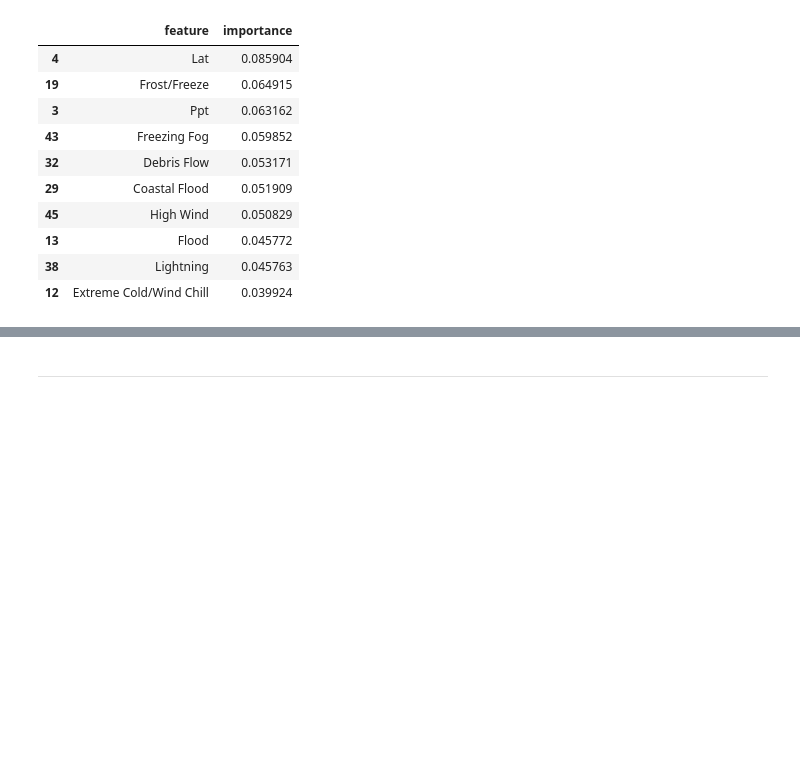
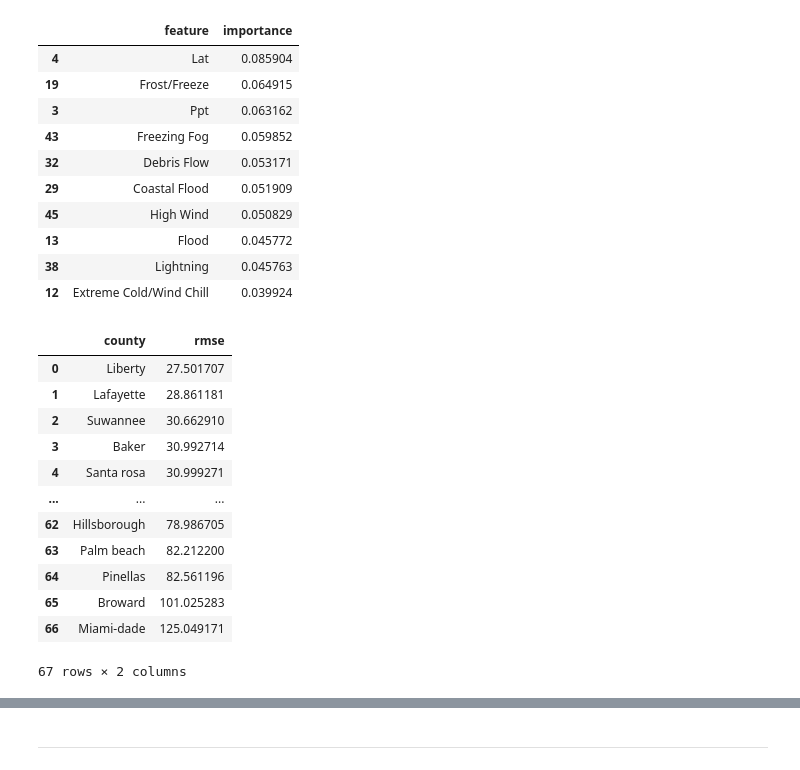
Before and after one commit to kwiatkowskaa/PowerOutage_Prediction, a Jupyter notebook: notebooks/04_interpretability.ipynb, the cells around one changed output, grey strips where cells are left out. Drawn from its saved outputs; the diff is of its cells as text; code cells hidden in the pictures; blank space fills up the shorter version.

Commit message:
florida

```diff
--- a/notebooks/04_interpretability.ipynb
+++ b/notebooks/04_interpretability.ipynb
@@ -599,6 +599,14 @@ df = pd.read_csv('../data/modelingData/modelingDataFrame.csv')
 df_folrida = df[df['StateName'] == 'Florida']
 
 target = 'CustomersOut'
+
+event_names = ['Astronomical Low Tide', 'Extreme Cold/Wind Chill', 'Flood','Winter Weather',
+               'Wildfire', 'Heavy Rain', 'Cold/Wind Chill', 'Dense Fog', 'Frost/Freeze', 'Strong Wind',
+               'Lake-Effect Snow', 'Funnel Cloud', 'Flash Flood', 'Heavy Snow', 'Ice Storm',
+               'Thunderstorm Wind', 'Avalanche', 'Excessive Heat', 'Coastal Flood', 'Storm Surge/Tide',
+               'Sleet', 'Debris Flow', 'Winter Storm', 'Tropical Storm', 'Dust Storm', 'Drought',
+               'Blizzard', 'Lightning', 'Tornado', 'Hail', 'Rip Current', 'Heat', 'Freezing Fog',
+               'High Surf', 'High Wind']
 
 numeric_features = ['Tmin', 'Tmax', 'Tavg', 'Ppt', 'Lat', 'Lng']
 categorical_features = ['Season', 'Region', 'Division', 'Month', 'CountyName']
@@ -651,3 +657,35 @@ feature_importance_df.head(10)
 | 13 | Flood | 0.045772 |
 | 38 | Lightning | 0.045763 |
 | 12 | Extreme Cold/Wind Chill | 0.039924 |
+# %%
+state_le = LabelEncoder()
+state_le.fit(X['CountyName'].astype(str))
+
+county_names = state_le.inverse_transform(X_test_florida['CountyName'].values)
+
+y_pred = model_TabNet_florida.predict(X_test_florida.values)
+
+results_df = pd.DataFrame({
+    'county': county_names,
+    'y_true': y_test_florida.values.flatten(),
+    'y_pred': y_pred.flatten()
+})
+
+county_rmse = results_df.groupby('county').apply(lambda x: mean_squared_error(x['y_true'], x['y_pred'], squared=False)).reset_index()
+county_rmse.columns = ['county', 'rmse']
+
+display(county_rmse.sort_values(by='rmse').reset_index(drop=True))
+# %% [output]
+|  | county | rmse |
+| 0 | Liberty | 27.501707 |
+| 1 | Lafayette | 28.861181 |
+| 2 | Suwannee | 30.662910 |
+| 3 | Baker | 30.992714 |
+| 4 | Santa rosa | 30.999271 |
+| ... | ... | ... |
+| 62 | Hillsborough | 78.986705 |
+| 63 | Palm beach | 82.212200 |
+| 64 | Pinellas | 82.561196 |
+| 65 | Broward | 101.025283 |
+| 66 | Miami-dade | 125.049171 |
+67 rows × 2 columns
```
Also changed, not shown: parts of 7 cells of this notebook.
